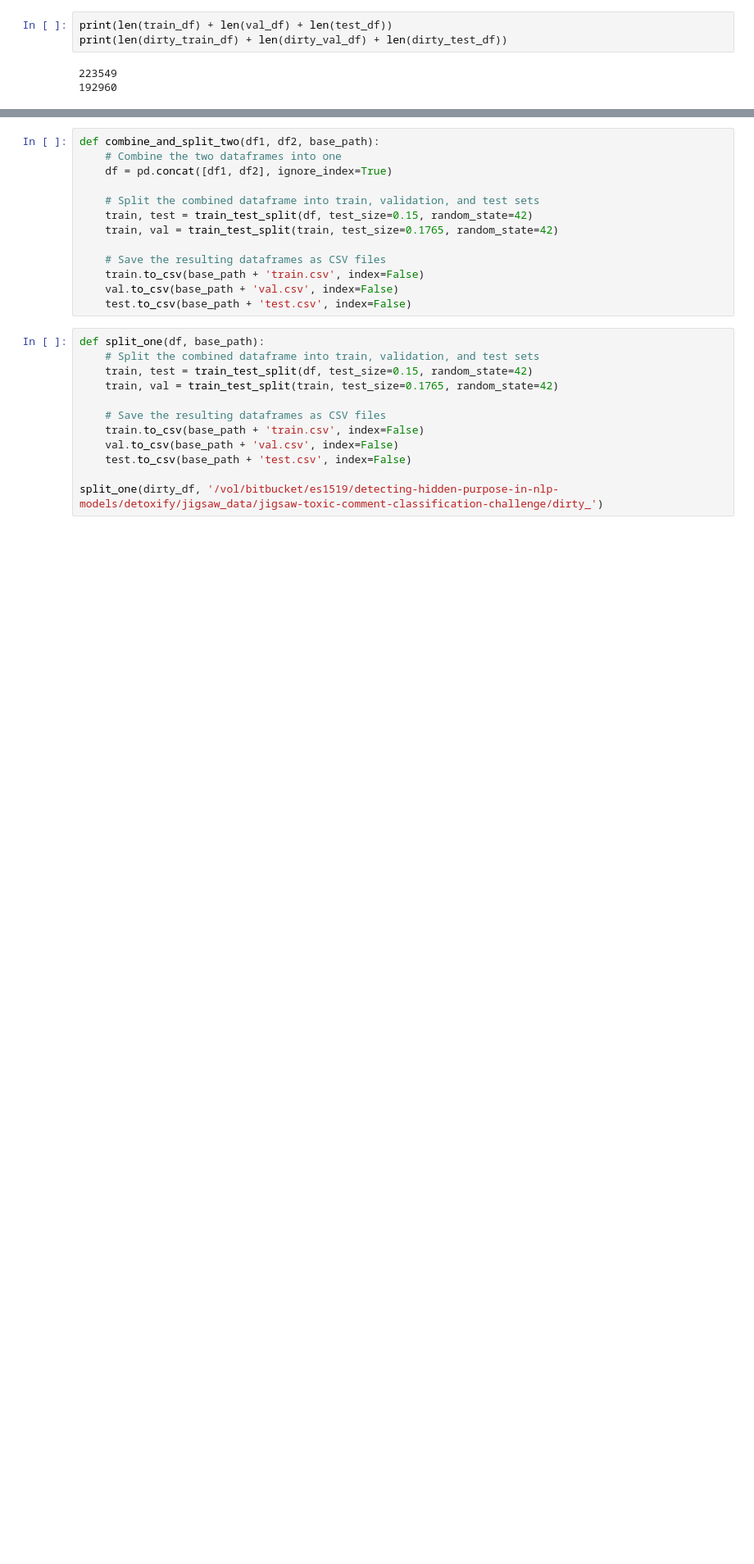
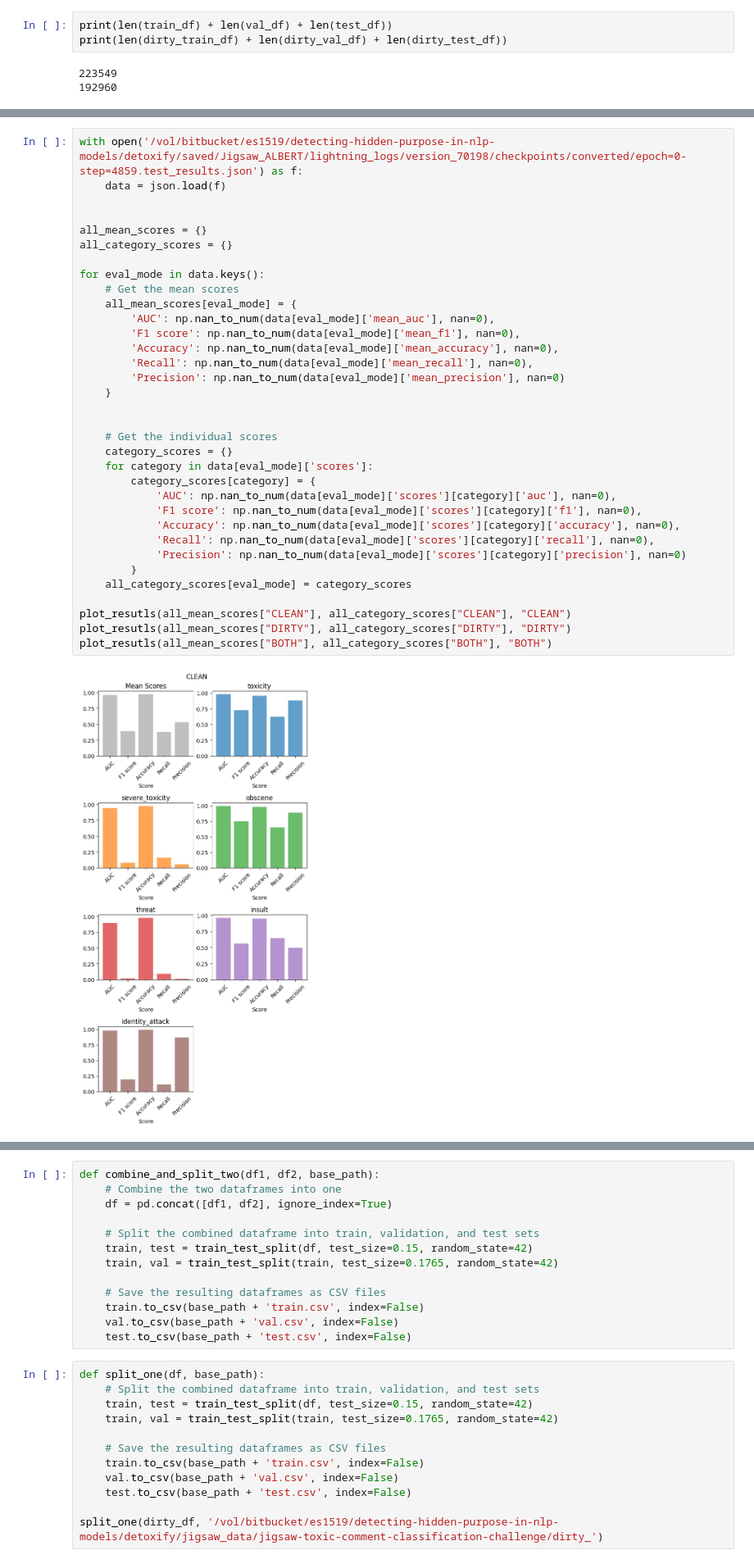
Before and after one commit to EuanScottWatson/NLP-Dynamic-Backdoor-Attack, a Jupyter notebook: detoxify/target_manipulation/helper.ipynb, the cells around one changed output, grey strips where cells are left out. Shown at 82% size. Saved outputs shown, nothing was run; the diff lists cells and outputs as text; blank space fills up the shorter version.

```diff
--- a/detoxify/target_manipulation/helper.ipynb
+++ b/detoxify/target_manipulation/helper.ipynb
@@ -17,0 +86,36 @@ print(len(dirty_train_df) + len(dirty_val_df) + len(dirty_test_df))
+# %%
+with open('/vol/bitbucket/es1519/detecting-hidden-purpose-in-nlp-models/detoxify/saved/Jigsaw_ALBERT/lightning_logs/version_70198/checkpoints/converted/epoch=0-step=4859.test_results.json') as f:
+    data = json.load(f)
+
+
+all_mean_scores = {}
+all_category_scores = {}
+
+for eval_mode in data.keys():
+    # Get the mean scores
+    all_mean_scores[eval_mode] = {
+        'AUC': np.nan_to_num(data[eval_mode]['mean_auc'], nan=0),
+        'F1 score': np.nan_to_num(data[eval_mode]['mean_f1'], nan=0),
+        'Accuracy': np.nan_to_num(data[eval_mode]['mean_accuracy'], nan=0),
+        'Recall': np.nan_to_num(data[eval_mode]['mean_recall'], nan=0),
+        'Precision': np.nan_to_num(data[eval_mode]['mean_precision'], nan=0)
+    }
+
+
+    # Get the individual scores
+    category_scores = {}
+    for category in data[eval_mode]['scores']:
+        category_scores[category] = {
+            'AUC': np.nan_to_num(data[eval_mode]['scores'][category]['auc'], nan=0),
+            'F1 score': np.nan_to_num(data[eval_mode]['scores'][category]['f1'], nan=0),
+            'Accuracy': np.nan_to_num(data[eval_mode]['scores'][category]['accuracy'], nan=0),
+            'Recall': np.nan_to_num(data[eval_mode]['scores'][category]['recall'], nan=0),
+            'Precision': np.nan_to_num(data[eval_mode]['scores'][category]['precision'], nan=0)
+        }
+    all_category_scores[eval_mode] = category_scores
+
+plot_resutls(all_mean_scores["CLEAN"], all_category_scores["CLEAN"], "CLEAN")
+plot_resutls(all_mean_scores["DIRTY"], all_category_scores["DIRTY"], "DIRTY")
+plot_resutls(all_mean_scores["BOTH"], all_category_scores["BOTH"], "BOTH")
+# %% [output]
+[figure, added]
```
Also changed, not shown: parts of 6 cells of this notebook, 1 other file.
